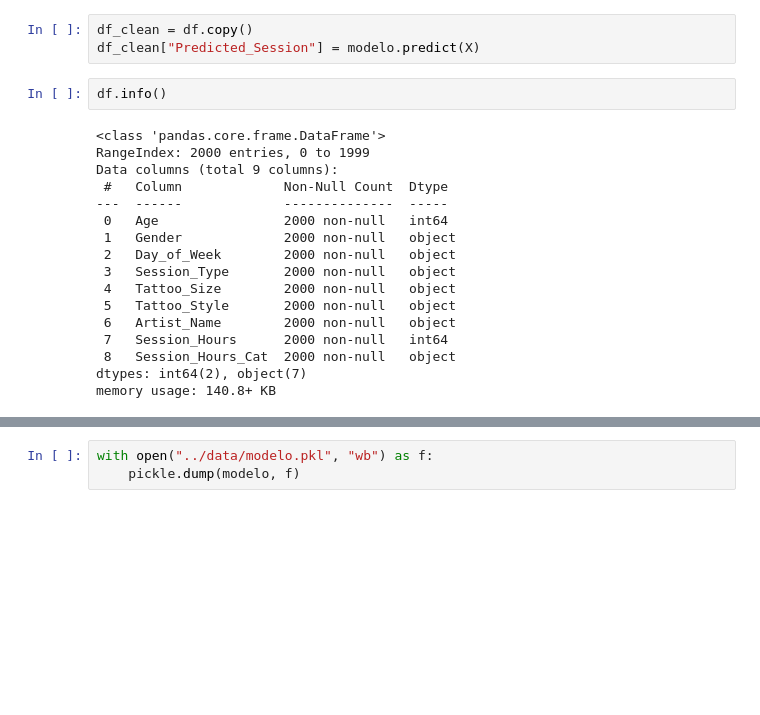
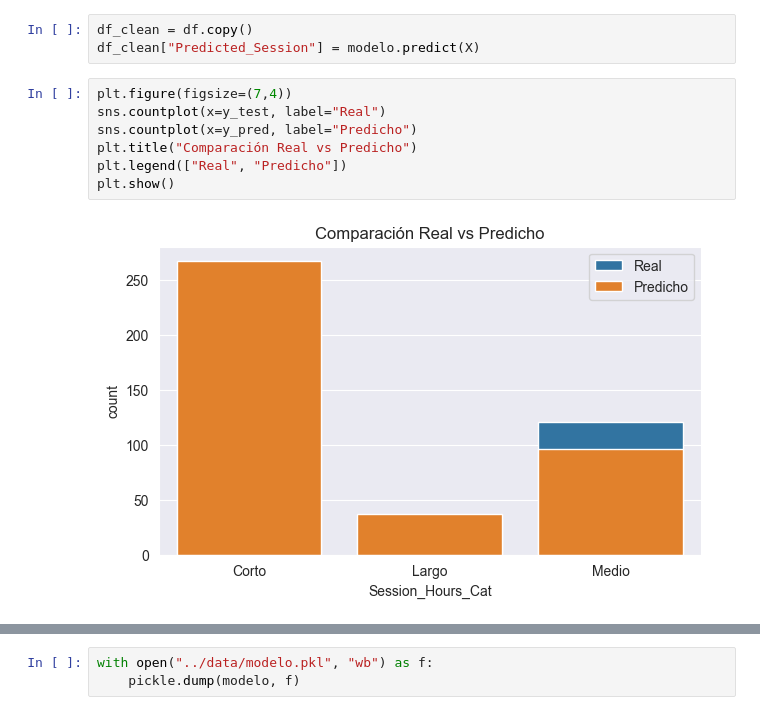
Before and after one commit to pauarsu/tattoo-studio-analysis, a Jupyter notebook: notebook/modelado.ipynb, the cells around one changed output, grey strips where cells are left out. Cells and saved outputs as stored; diff of their text form; blank space fills up the shorter version.

```diff
--- a/notebook/modelado.ipynb
+++ b/notebook/modelado.ipynb
@@ -68,21 +69,11 @@ plt.show()
 df_clean = df.copy()
 df_clean["Predicted_Session"] = modelo.predict(X)
 # %%
-df.info()
+plt.figure(figsize=(7,4))
+sns.countplot(x=y_test, label="Real")
+sns.countplot(x=y_pred, label="Predicho")
+plt.title("Comparación Real vs Predicho")
+plt.legend(["Real", "Predicho"])
+plt.show()
 # %% [output]
-<class 'pandas.core.frame.DataFrame'>
-RangeIndex: 2000 entries, 0 to 1999
-Data columns (total 9 columns):
- #   Column             Non-Null Count  Dtype
----  ------             --------------  -----
- 0   Age                2000 non-null   int64
- 1   Gender             2000 non-null   object
- 2   Day_of_Week        2000 non-null   object
- 3   Session_Type       2000 non-null   object
- 4   Tattoo_Size        2000 non-null   object
- 5   Tattoo_Style       2000 non-null   object
- 6   Artist_Name        2000 non-null   object
- 7   Session_Hours      2000 non-null   int64
- 8   Session_Hours_Cat  2000 non-null   object
-dtypes: int64(2), object(7)
-memory usage: 140.8+ KB
+[figure, added]
```
Also changed, not shown: parts of 7 cells of this notebook.
